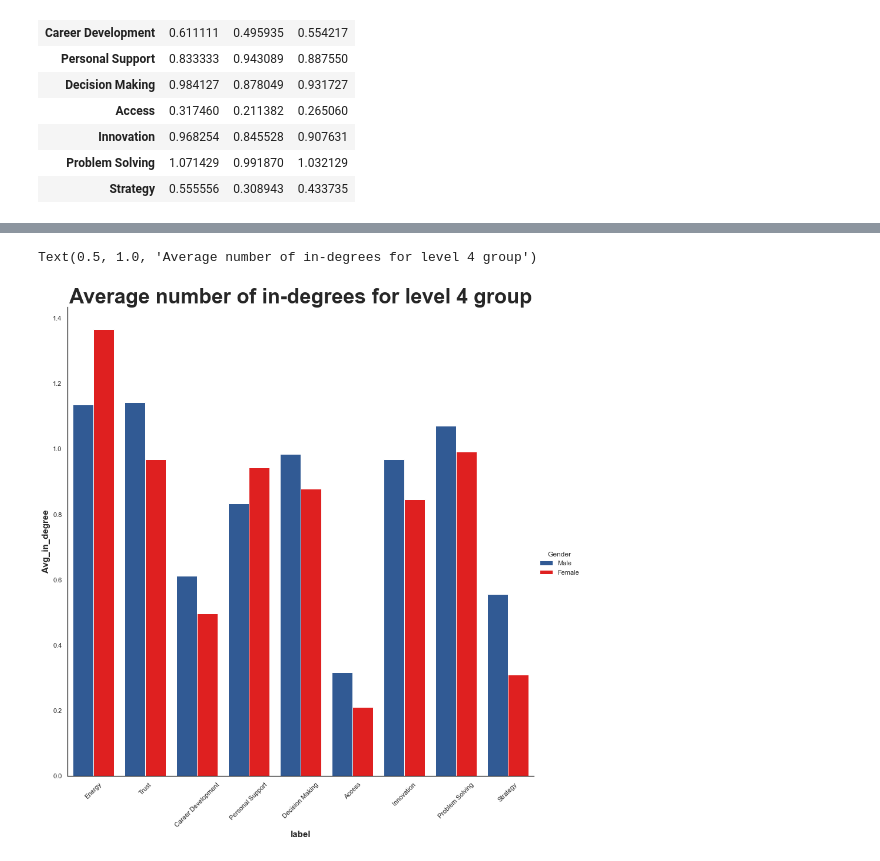
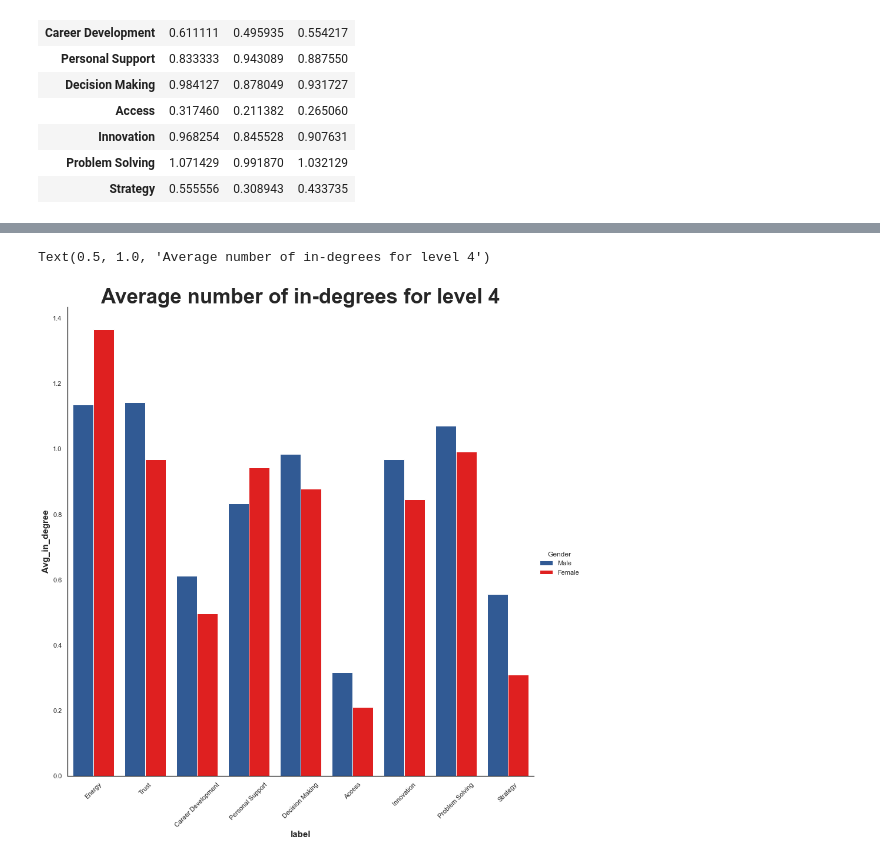
Before and after one commit to feelzoo/assortativity, a Jupyter notebook: Assortativity.ipynb, the cells around one changed output, grey strips where cells are left out. Cells and saved outputs as stored; diff of their text form; code cells hidden in the pictures.

```diff
--- a/Assortativity.ipynb
+++ b/Assortativity.ipynb
@@ -1797,12 +1956,12 @@ in_degree_level4_label
 # %%
 graph_in = sns.catplot(data=new_level4_table1,kind='bar',x='label', y='Avg_in_degree',hue='Gender',height = 11.7,palette = sns.color_palette(['#2157A4','red']))
 graph_in.set_xticklabels(rotation = 45)
 graph_in.set_xlabels(fontsize=15,fontweight='bold')
 graph_in.set_ylabels(fontsize=15,fontweight='bold')
-plt.title('Average number of in-degrees for level 4 group',fontsize = 35,fontweight = 'bold')
+plt.title('Average number of in-degrees for level 4',fontsize = 35,fontweight = 'bold')
 # %% [output]
-Text(0.5, 1.0, 'Average number of in-degrees for level 4 group')
+Text(0.5, 1.0, 'Average number of in-degrees for level 4')
-[figure, old version]
+[figure, new version]
 # %%
 label_label = []
 for label in labels:
```
Also changed, not shown: parts of 28 cells of this notebook.
